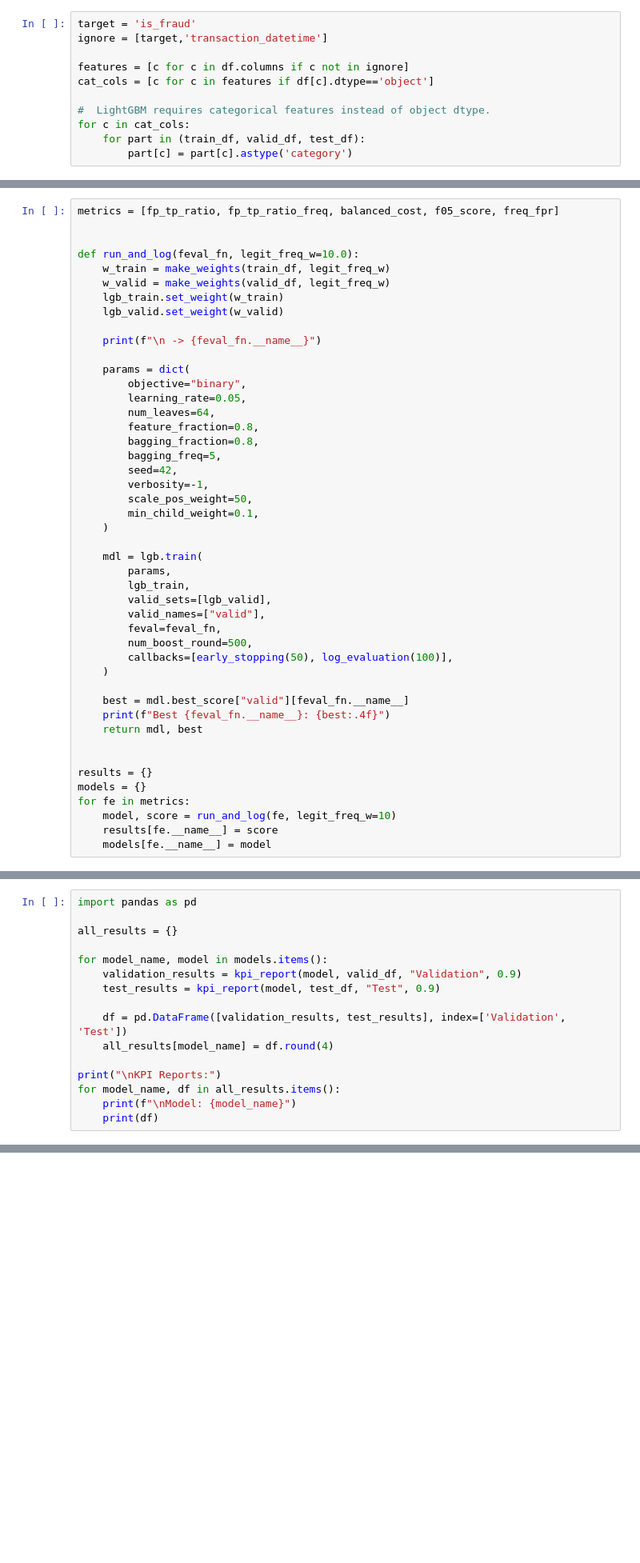
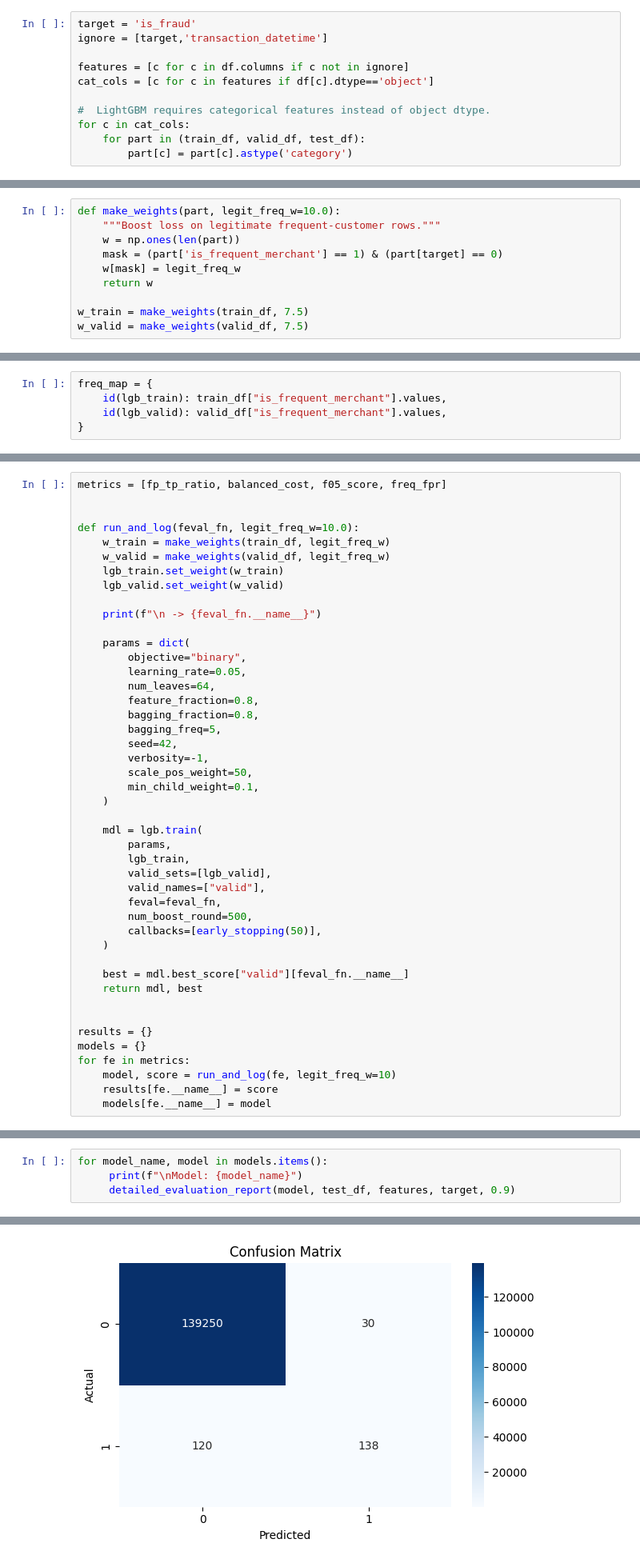
Before and after one commit to adrianrb469/lgbm_fraud_detection_model, a Jupyter notebook: notebooks/03_base_model.ipynb, the cells around one changed output, grey strips where cells are left out. Shown at 80% size. Drawn from its saved outputs; the diff is of its cells as text; blank space fills up the shorter version.

```diff
--- a/notebooks/03_base_model.ipynb
+++ b/notebooks/03_base_model.ipynb
@@ -140,0 +215,10 @@ Test        0.8450  0.0084    0.0058               6.3578            1.4908
+# %%
+def make_weights(part, legit_freq_w=10.0):
+    """Boost loss on legitimate frequent‑customer rows."""
+    w = np.ones(len(part))
+    mask = (part['is_frequent_merchant'] == 1) & (part[target] == 0)
+    w[mask] = legit_freq_w
+    return w
+
+w_train = make_weights(train_df, 7.5)
+w_valid = make_weights(valid_df, 7.5)
@@ -141 +241,6 @@ Test        0.8450  0.0084    0.0058               6.3578            1.4908
+# %%
+freq_map = {
+    id(lgb_train): train_df["is_frequent_merchant"].values,
+    id(lgb_valid): valid_df["is_frequent_merchant"].values,
+}
 # %%
@@ -198,7 +304,7 @@ def freq_fpr(preds, data):
     fpr = fp_freq / legit_freq if legit_freq else 0
     return 'freq_fpr', fpr, False
 # %%
-metrics = [fp_tp_ratio, fp_tp_ratio_freq, balanced_cost, f05_score, freq_fpr]
+metrics = [fp_tp_ratio, balanced_cost, f05_score, freq_fpr]
 
 
 def run_and_log(feval_fn, legit_freq_w=10.0):
@@ -229,11 +335,10 @@ def run_and_log(feval_fn, legit_freq_w=10.0):
         valid_names=["valid"],
         feval=feval_fn,
         num_boost_round=500,
-        callbacks=[early_stopping(50), log_evaluation(100)],
+        callbacks=[early_stopping(50)],
     )
 
     best = mdl.best_score["valid"][feval_fn.__name__]
-    print(f"Best {feval_fn.__name__}: {best:.4f}")
     return mdl, best
 
 
@@ -264,16 +370,0 @@ Best freq_fpr: 0.0005
-# %%
-import pandas as pd
-
-all_results = {}
-
-for model_name, model in models.items():
-    validation_results = kpi_report(model, valid_df, "Validation", 0.9)
-    test_results = kpi_report(model, test_df, "Test", 0.9)
-
-    df = pd.DataFrame([validation_results, test_results], index=['Validation', 'Test'])
-    all_results[model_name] = df.round(4)
-
-print("\nKPI Reports:")
-for model_name, df in all_results.items():
-    print(f"\nModel: {model_name}")
-    print(df)
@@ -297,0 +371,5 @@ Test        0.4922  0.0005    0.0001               1.5118            1.0157
+# %%
+for model_name, model in models.items():
+     print(f"\nModel: {model_name}")
+     detailed_evaluation_report(model, test_df, features, target, 0.9)
+# %% [output]
@@ -297,0 +394 @@ Test        0.4922  0.0005    0.0001               1.5118            1.0157
+[figure, added]
```
Also changed, not shown: parts of 21 cells of this notebook.
